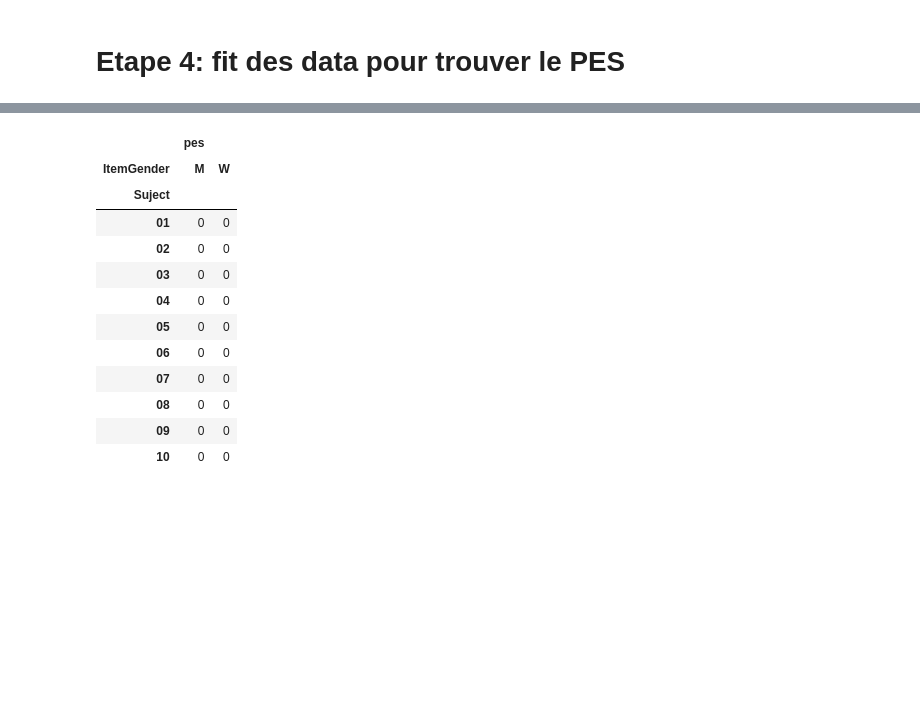
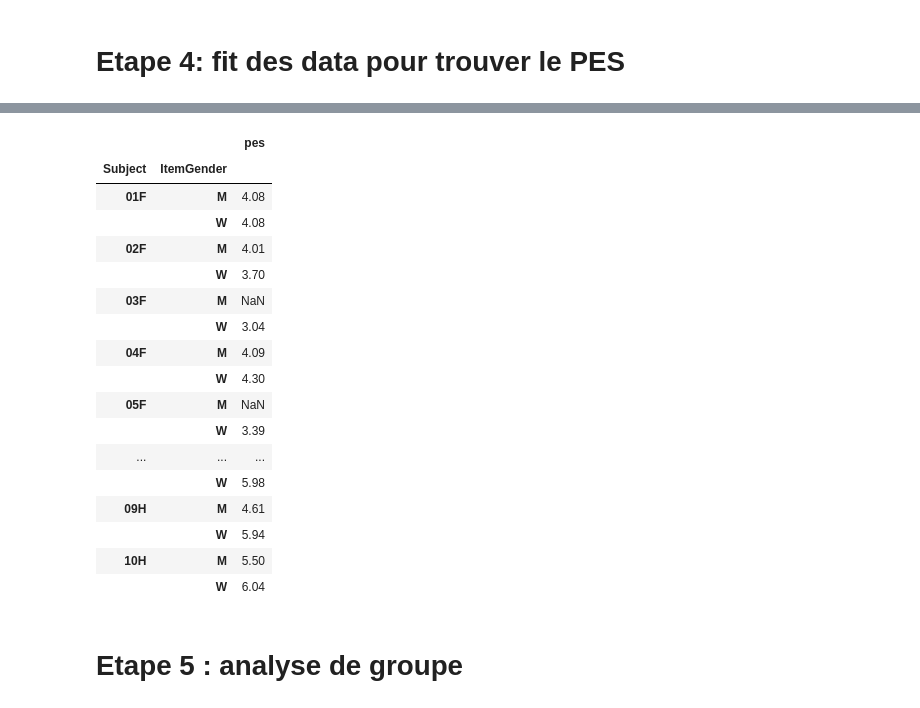
Before and after one commit to Lx37/formation_python_nsco_2017, a Jupyter notebook: NB_avec_reponses/exo_final.ipynb, the cells around one changed output, grey strips where cells are left out. Drawn from its saved outputs; the diff is of its cells as text; code cells hidden in the pictures; blank space fills up the shorter version.

```diff
--- a/NB_avec_reponses/exo_final.ipynb
+++ b/NB_avec_reponses/exo_final.ipynb
@@ -153,7 +153,7 @@ for subject_gender in ['F', 'H']:
     dirname_per_subject = glob.glob(pattern)
     for dirname in dirname_per_subject:
         subject = re.findall('.(\d+).', dirname)[0]
-        subject = '{:02d}'.format(int(subject))
+        subject = '{:02d}{}'.format(int(subject), subject_gender)
         #print('*'*5)
         #print(subject)
         filenames_per_subject = glob.glob(dirname+'/*.csv')
@@ -222,8 +222,8 @@ df.head()
 |  | M5 | 10.0 | 0.0 |
 # %%
 #On ajjoute une colonne proportion
-df['prop'] = df['mince']/(df['mince']+df['gros'])
-df.head()
+df['prop'] = df['gros']/(df['mince']+df['gros'])
+df.head(20)
 # %% [output]
 |  | Evaluation | gros | mince | prop |
 | Subject | Item |  |  |  |
@@ -256,7 +267,8 @@ data['ItemSize'] = data['Item'].apply(create_ItemSize)
 import matplotlib.pyplot as plt
 import seaborn as sns
 # %%
-grid = sns.FacetGrid(df2, col="Subject", hue="ItemGender", col_wrap=4)
+colors_item_gender = {'M':'blue', 'W':'green'}
+grid = sns.FacetGrid(df2, col="Subject", hue="ItemGender", col_wrap=4, palette=colors_item_gender)
 grid.map(plt.plot, "ItemSize", "prop", marker="o", ms=4)
 grid.add_legend()
 # %% [output]
@@ -302,15 +330,20 @@ ItemSize       0.0425      0.038      1.110      0.267      -0.032       0.117
 # %%
 # On affiche dans le meme graph que précédement
-grid = sns.FacetGrid(df2, col="Subject", hue="ItemGender", col_wrap=4)
+grid = sns.FacetGrid(df2, col="Subject", hue="ItemGender", col_wrap=4, palette=colors_item_gender)
 grid.map(plt.plot, "ItemSize", "prop", marker="o", ms=4)
 grid.add_legend()
 
-x = np.arange(0,10,0.1)
+x = pd.Series(np.arange(0,10,0.01), name='ItemSize')
+
 
 for i, subject in enumerate(subjects):
     ax = grid.axes.flatten()[i]
     for item_gender in item_genders:
-        model = all_fit[(subject, item_gender)]
-        y = model.predict(x)
-        ax.plot(x, y)
+        if (subject, item_gender) not in all_fit:
+            continue
+
+        model_result = all_fit[(subject, item_gender)]
+        #print(model_result.params)
+        y = model_result.predict(x)
+        ax.plot(x, y, ls='--', color=colors_item_gender[item_gender])
 # %% [output]
@@ -318,31 +351,43 @@ for i, subject in enumerate(subjects):
 # %%
 # on trouve la PES pour chaque subjet/ItemGender
 # valeur de Item size quand prop est proche de 0.5
 
-index = pd.MultiIndex.from_product([subjects, item_genders], names=['Suject', 'ItemGender'])
-all_pes = pd.DataFrame(index=index, columns=['pes'])
+index = pd.MultiIndex.from_product([subjects, item_genders], names=['Subject', 'ItemGender'])
+all_pes = pd.DataFrame(index=index, columns=['pes'], dtype='float64')
 
-x = np.arange(0,10,0.01)
+
+x = pd.Series(np.arange(0,10,0.01), name='ItemSize')
+
 for subject in subjects:
     for item_gender in item_genders:
+        if (subject, item_gender) not in all_fit:
+            continue
+
         model = all_fit[(subject, item_gender)]
         y = model.predict(x)
         ind = np.argmin(np.abs(y-.5))
         all_pes.loc[(subject, item_gender), 'pes'] = x[ind]
 
-all_pes = all_pes.unstack('ItemGender')
+#all_pes = all_pes.unstack('ItemGender')
 all_pes
 # %% [output]
-|  | pes |  |
-| ItemGender | M | W |
-| Suject |  |  |
-| 01 | 0 | 0 |
-| 02 | 0 | 0 |
-| 03 | 0 | 0 |
-| 04 | 0 | 0 |
-| 05 | 0 | 0 |
-| 06 | 0 | 0 |
-| 07 | 0 | 0 |
-| 08 | 0 | 0 |
-| 09 | 0 | 0 |
-| 10 | 0 | 0 |
+|  |  | pes |
+| Subject | ItemGender |  |
+| 01F | M | 4.08 |
+|  | W | 4.08 |
+| 02F | M | 4.01 |
+|  | W | 3.70 |
+| 03F | M | NaN |
+|  | W | 3.04 |
+| 04F | M | 4.09 |
+|  | W | 4.30 |
+| 05F | M | NaN |
+|  | W | 3.39 |
+| ... | ... | ... |
+|  | W | 5.98 |
+| 09H | M | 4.61 |
+|  | W | 5.94 |
+| 10H | M | 5.50 |
+|  | W | 6.04 |
+# %% [markdown]
+# Etape 5 : analyse de groupe
```
Also changed, not shown: parts of 13 cells of this notebook.
